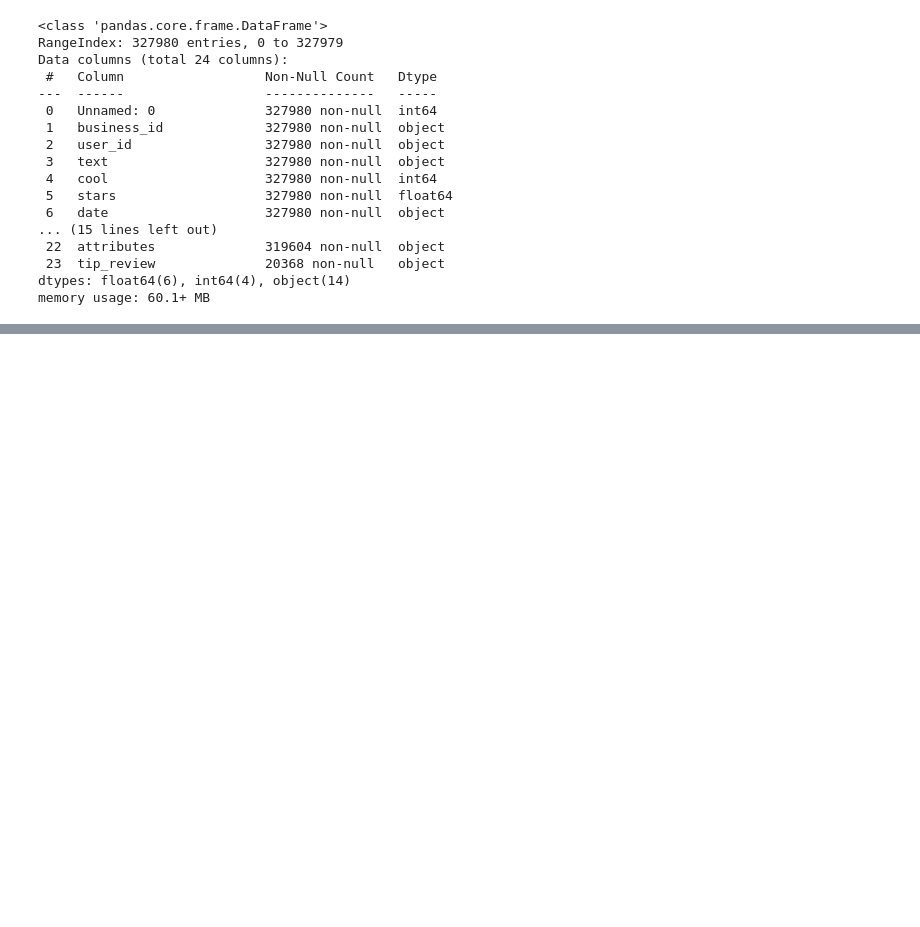
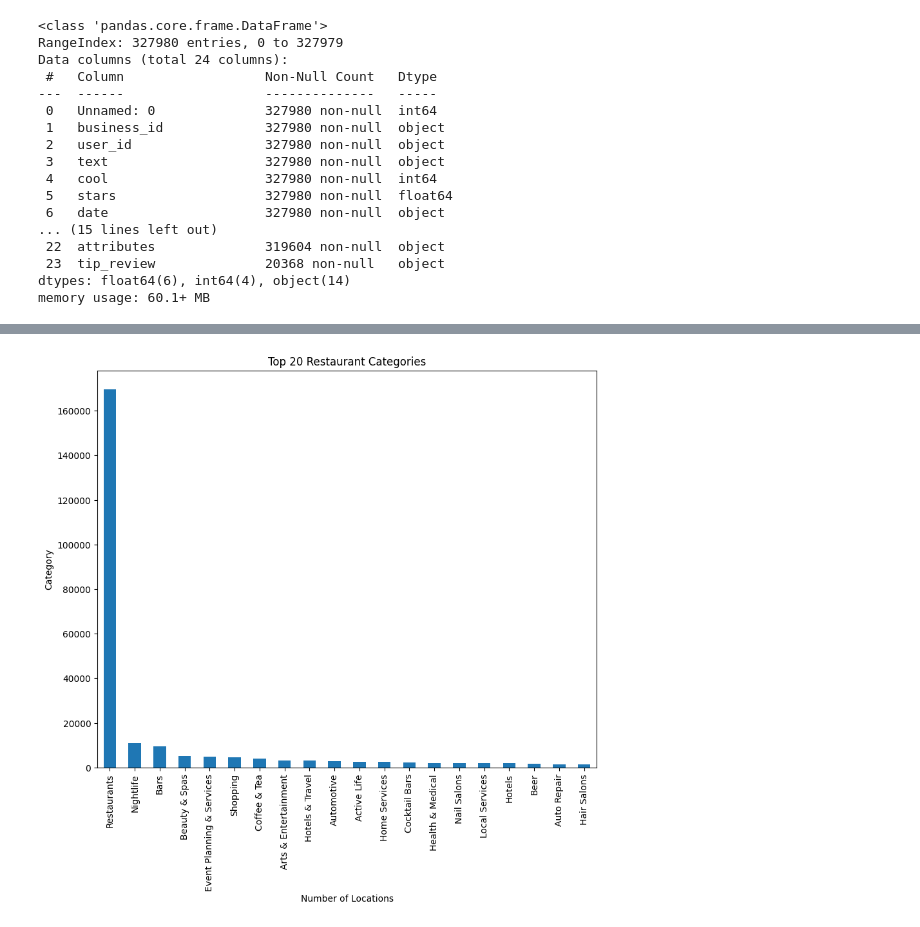
Before and after one commit to jsale017/yelp_unsupervised, a Jupyter notebook: eda.ipynb, the cells around one changed output, grey strips where cells are left out. Cells and saved outputs as stored; diff of their text form; code cells hidden in the pictures; blank space fills up the shorter version.

```diff
--- a/eda.ipynb
+++ b/eda.ipynb
@@ -34,0 +194,4 @@ memory usage: 60.1+ MB
+# %%
+test_sample_dropped_na['main_category'] = test_sample_dropped_na['category']
+resturant_categories = ['Food','Local Flavor','Canadian (New)','Vietnamese','Italian','Buffets','Burgers','American (Traditional)','American (New)', 'Breakfast & Brunch','Sandwiches','Seafood','Mexican','Pizza', 'Cajun/Creole','Sushi Bars','Chinese','Japanese','Steakhouses','Cafes','Salad','Fast Food','Bakeries','Ice Cream & Frozen Yogurt','Desserts','Barbeque','Thai','Specialty Food','Asian Fusion','Southern','Diners','Mediterranean','Delis','Caterers','Chicken Wings']
+test_sample_dropped_na['main_category'] = test_sample_dropped_na['main_category'].apply(lambda x: 'Restaurants' if x in resturant_categories else x)
@@ -34,0 +209,3 @@ memory usage: 60.1+ MB
+# %%
+beauty = ['Nail Salons','Hair Salons']
+test_sample_dropped_na['main_category'] = test_sample_dropped_na['main_category'].apply(lambda x: 'Beauty & Spas' if x in beauty else x)
@@ -34,0 +218,3 @@ memory usage: 60.1+ MB
+# %%
+bars = ['Cocktail Bars','Beer','Pubs']
+test_sample_dropped_na['main_category'] = test_sample_dropped_na['main_category'].apply(lambda x: '' if x in beauty else x)
@@ -34,0 +238,3 @@ memory usage: 60.1+ MB
+# %%
+category_counts = test_sample_dropped_na['main_category'].value_counts().head(20)
+category_counts
@@ -34,0 +259,9 @@ memory usage: 60.1+ MB
+# %%
+plt.figure(figsize=(10, 8))
+category_counts.sort_values(ascending = False).plot(kind='bar')
+plt.title('Top 20 Restaurant Categories')
+plt.xlabel('Number of Locations')
+plt.ylabel('Category')
+plt.show()
+# %% [output]
+[figure, added]
```
Also changed, not shown: parts of 23 cells of this notebook.
